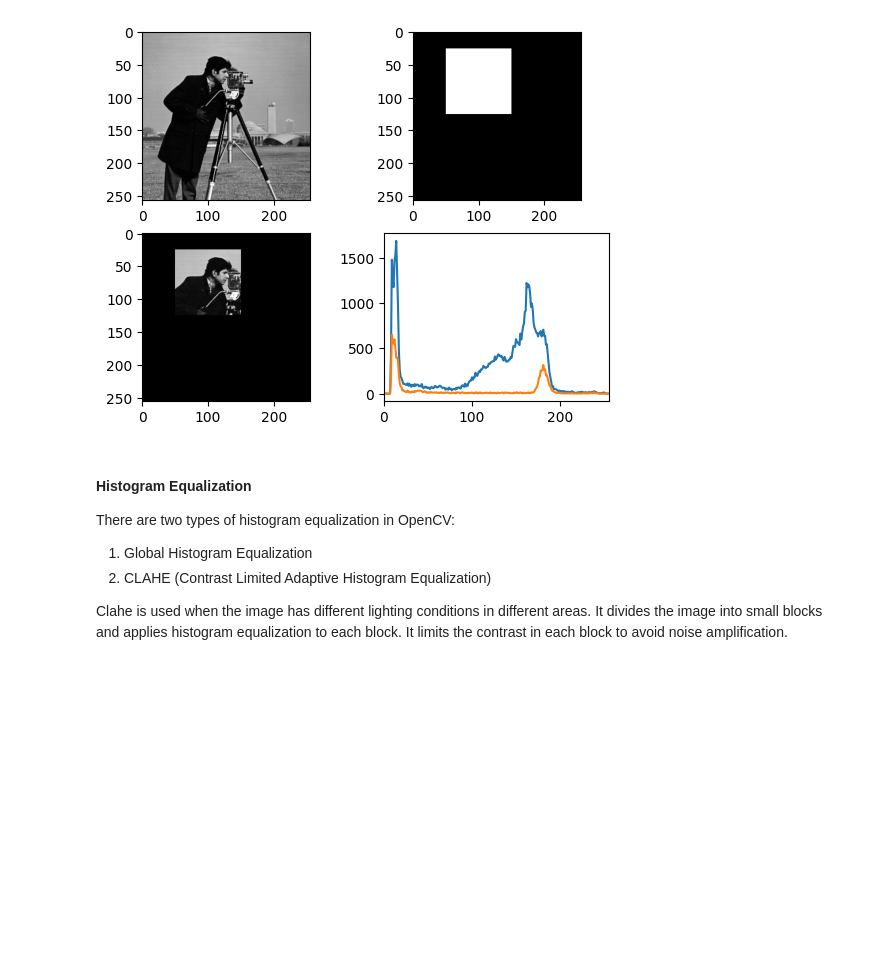
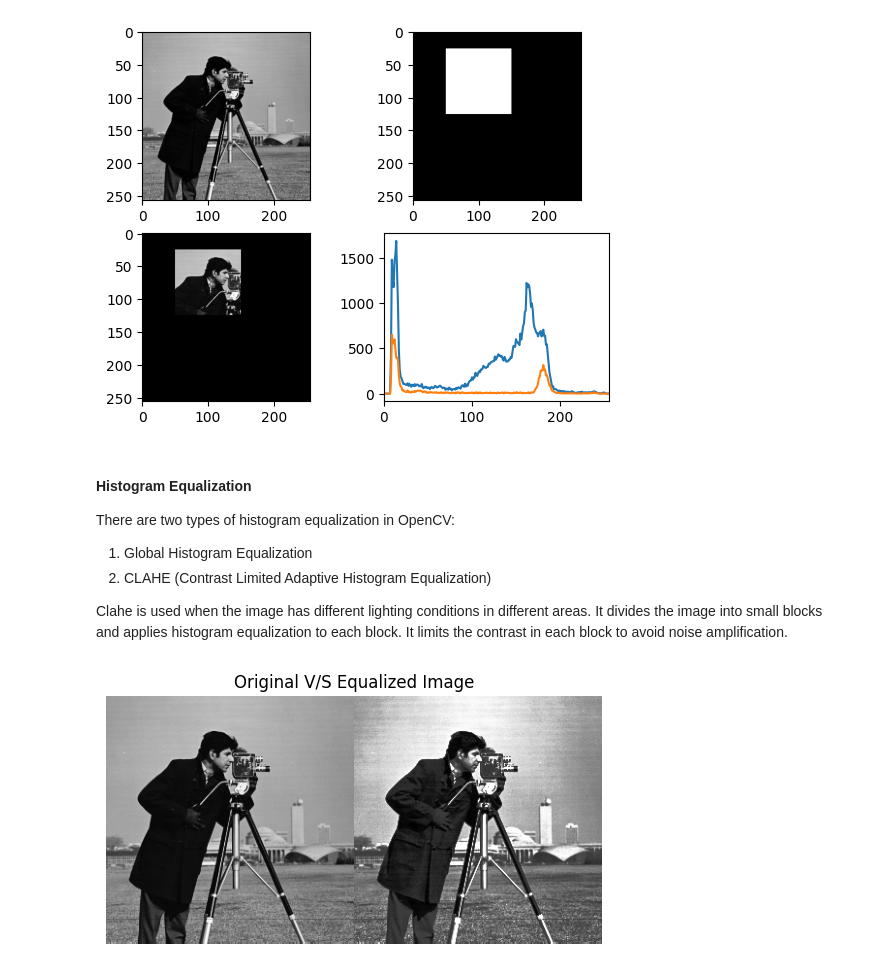
Before and after one commit to dakshgehlot/Digital-Image-Processing-Project, a Jupyter notebook: histogram.ipynb, the cells around one changed output. Saved outputs shown, nothing was run; the diff lists cells and outputs as text; code cells hidden in the pictures; blank space fills up the shorter version.

```diff
--- a/histogram.ipynb
+++ b/histogram.ipynb
@@ -49,3 +49,11 @@ There are two types of histogram equalization in OpenCV:
 2) CLAHE (Contrast Limited Adaptive Histogram Equalization)
 
 Clahe is used when the image has different lighting conditions in different areas. It divides the image into small blocks and applies histogram equalization to each block. It limits the contrast in each block to avoid noise amplification.
+# %%
+img = cv.imread('images/cameraman.tif', cv.IMREAD_GRAYSCALE)
+# %%
+# Global histogram equalization
+equ = cv.equalizeHist(img)
+
+#stacking images side-by-side
+res = np.hstack((img,equ))
@@ -51,0 +62,7 @@ Clahe is used when the image has different lighting conditions in different area
+# %%
+plt.axis('off')
+plt.title('Original V/S Equalized Image')
+plt.imshow(res, 'gray')
+plt.show()
+# %% [output]
+[figure, added]
```
Also changed, not shown: parts of 5 cells of this notebook, 45 other files.
